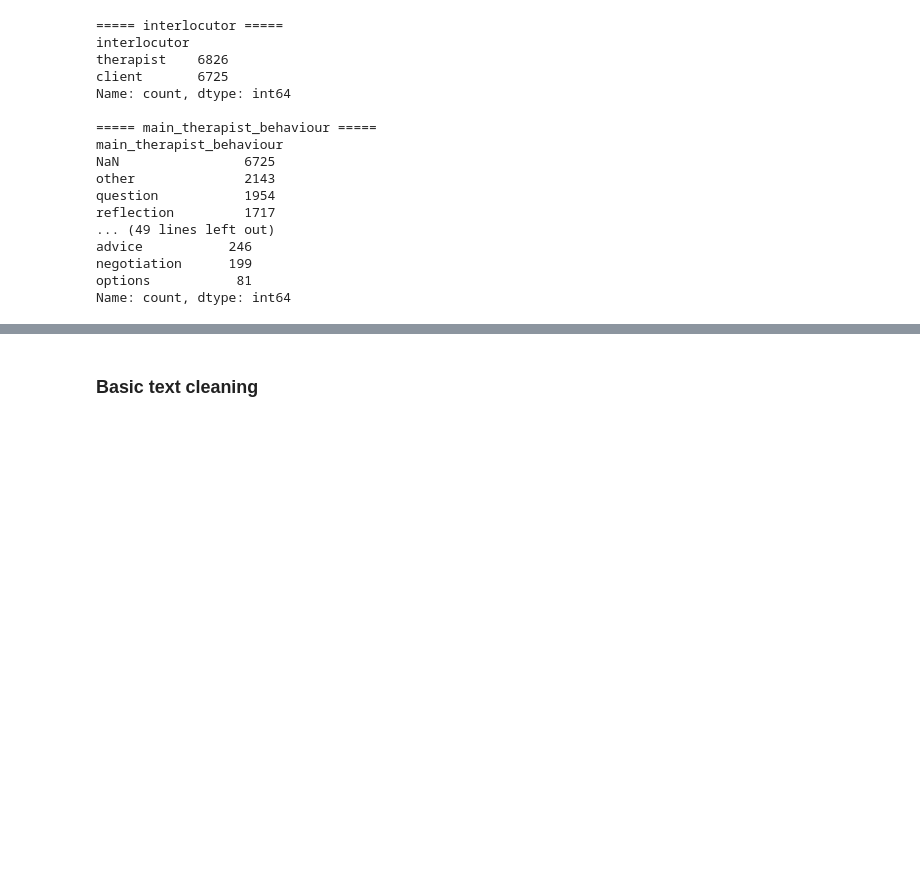
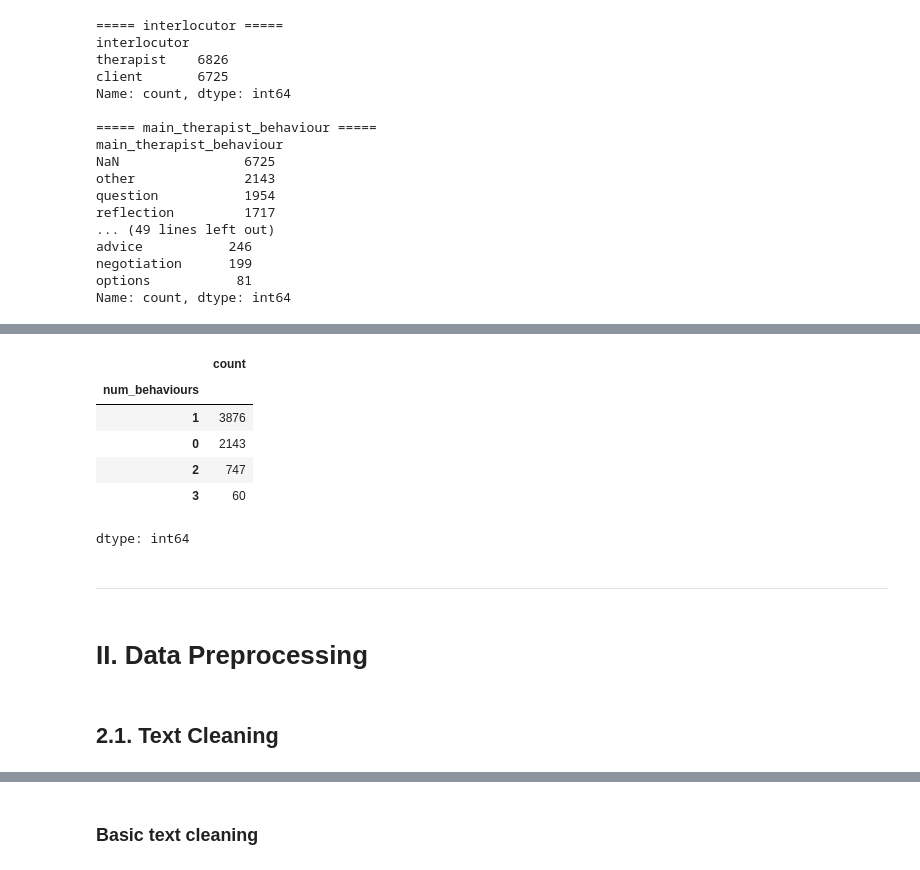
Before and after one commit to mthudangn/conversational-psychotherapy-fidelity, a Jupyter notebook: notebooks/thesis_pipeline.ipynb, the cells around one changed output, grey strips where cells are left out. Cells and saved outputs as stored; diff of their text form; code cells hidden in the pictures; blank space fills up the shorter version.

```diff
--- a/notebooks/thesis_pipeline.ipynb
+++ b/notebooks/thesis_pipeline.ipynb
@@ -185,6 +152,4 @@ Name: count, dtype: int64
 # %%
-therapist_df = df[df["interlocutor"].astype(str).str.lower() == "therapist"].copy()
-
-print("Therapist rows shape:", therapist_df.shape)
+therapist_df = df[df["interlocutor"] == "therapist"].copy()
 therapist_df.head()
 # %% [output]
@@ -215,0 +183,28 @@ Name: count, dtype: int64
+# %%
+# Convert to boolean
+for col in ["question_exists", "reflection_exists", "therapist_input_exists"]:
+    therapist_df[col] = therapist_df[col].astype(str).str.lower() == "true"
+
+# Count number of True per row
+therapist_df["num_behaviours"] = (
+    therapist_df["question_exists"].astype(int) +
+    therapist_df["reflection_exists"].astype(int) +
+    therapist_df["therapist_input_exists"].astype(int)
+)
+
+# Check distribution
+therapist_df["num_behaviours"].value_counts()
+# %% [output]
+|  | count |
+| num_behaviours |  |
+| 1 | 3876 |
+| 0 | 2143 |
+| 2 | 747 |
+| 3 | 60 |
+dtype: int64
+# %% [markdown]
+---
+# %% [markdown]
+# II. Data Preprocessing
+# %% [markdown]
+## 2.1. Text Cleaning
```
Also changed, not shown: parts of 10 cells of this notebook.
